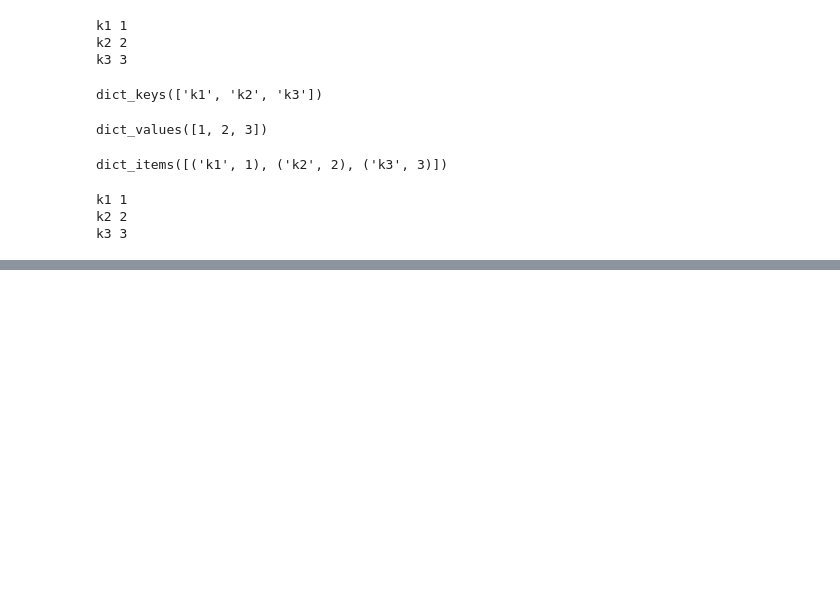
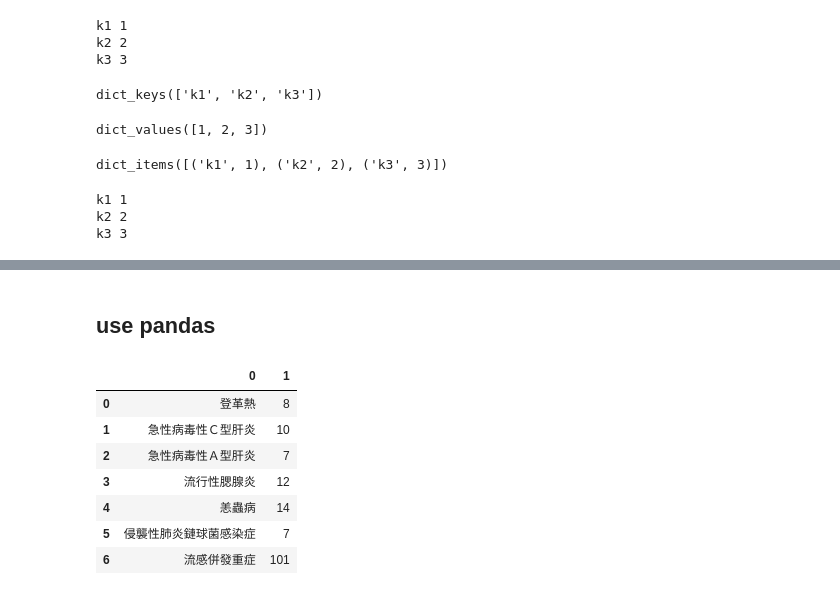
Before and after one commit to ywchiu/cdc_course, a Jupyter notebook: Demo20170719.ipynb, the cells around one changed output, grey strips where cells are left out. Drawn from its saved outputs; the diff is of its cells as text; code cells hidden in the pictures; blank space fills up the shorter version.

```diff
--- a/Demo20170719.ipynb
+++ b/Demo20170719.ipynb
@@ -349,0 +390,3 @@ k3 3
+# %%
+for d in set(disease):
+    print(d, disease.count(d))
@@ -349,0 +401,4 @@ k3 3
+# %%
+disease_dic = {}
+for d in set(disease):
+    diseiease_dic[d] = disease.count(d)
@@ -349,0 +457,2 @@ k3 3
+# %% [markdown]
+## use pandas
@@ -349,0 +463,13 @@ k3 3
+# %%
+import pandas
+df = pandas.DataFrame(disease_ary)
+df
+# %% [output]
+|  | 0 | 1 |
+| 0 | 登革熱 | 8 |
+| 1 | 急性病毒性Ｃ型肝炎 | 10 |
+| 2 | 急性病毒性Ａ型肝炎 | 7 |
+| 3 | 流行性腮腺炎 | 12 |
+| 4 | 恙蟲病 | 14 |
+| 5 | 侵襲性肺炎鏈球菌感染症 | 7 |
+| 6 | 流感併發重症 | 101 |
```
Also changed, not shown: parts of 28 cells of this notebook.
